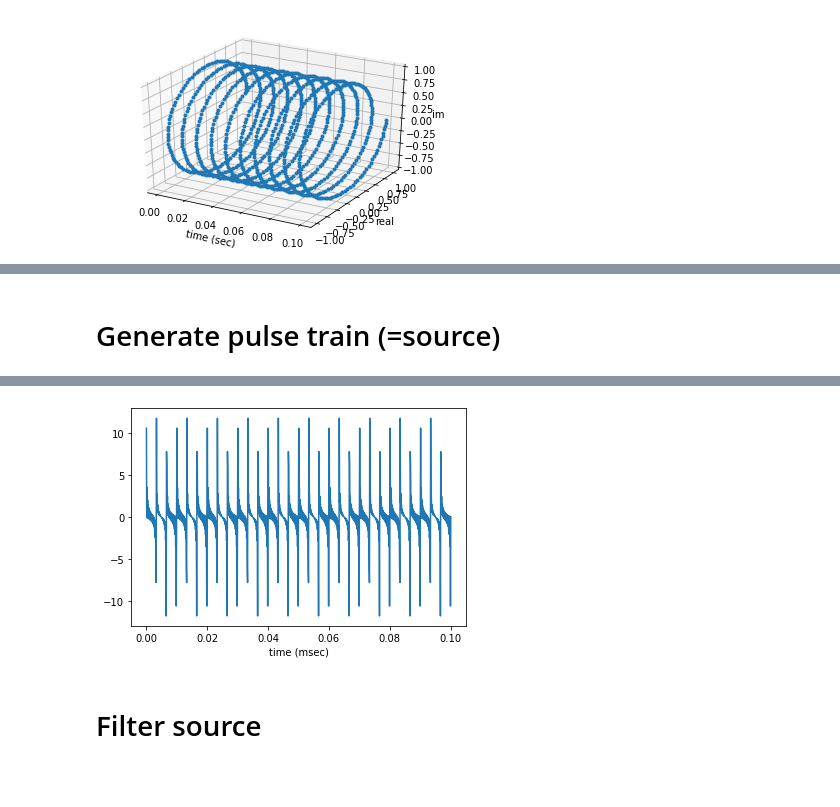
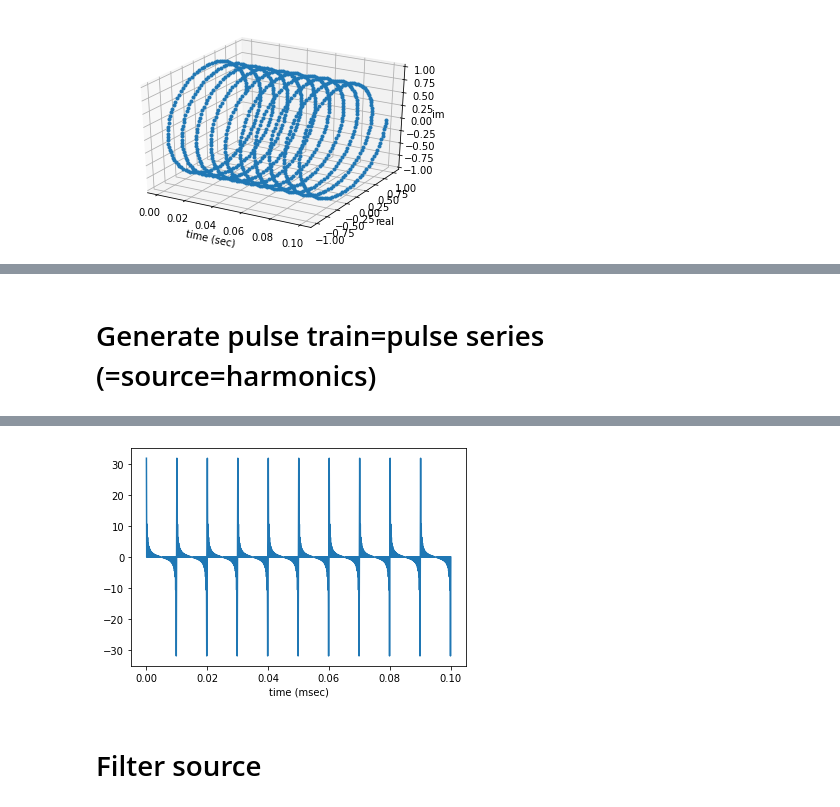
Before and after one commit to daonly/2021Spring, a Jupyter notebook: sound.ipynb, the cells around one changed output, grey strips where cells are left out. Drawn from its saved outputs; the diff is of its cells as text; code cells hidden in the pictures; blank space fills up the shorter version.

```diff
--- a/sound.ipynb
+++ b/sound.ipynb
@@ -113,29 +97,28 @@ ipd.Audio(c.real, rate=sr) #이렇게 해도 사실 별 차이 없음. 위상
 # %% [output]
 [interactive output not drawn]
 # %% [markdown]
-# Generate pulse train (=source)
+# Generate pulse train=pulse series (=source=harmonics)
 # %%
 # parameter setting
 amp = 1
 sr = 10000
 dur = 0.5
 
-F0 = 300
-Fend = int(sr/2) #sr의 2분의 1만큼. 거기까지 harmonics를 만들겠다아. sr이 가청주파수의 2배는 보장돼야 함.
+F0 = 100 #이 정도면 남자 목소리
+Fend = int(sr/2)  #sr의 2분의 1이 max=Nyquist frequency; 표현 가능한 최대치의 주파수.
 
 s_all = 0
-for freq in range(F0, Fend+1, F0):  #for loop 돌려서 여러 freq의 pure tone들을 만드는 것.
-                                    #300~5000까지 by 300 icrements로 ㅇㅇ.
+for freq in range(F0, Fend+1, F0):
   s, t, theta = phasor_sine(amp, sr, dur, freq)
-  s_all += s
+  s_all += s #이건 s_all = s_all+s 랑 같은 거. 현재에 s를 더해 업데이트하는 것.
 
 fig = plt.figure()
 ax = fig.add_subplot(111)
-ax.plot(t[0:1000], s_all[0:1000]);
+ax.plot(t[0:1000], s_all[0:1000]); #5000개의 samples 중 1000개만 보겠다고 한 것.
 ax.set_xlabel('time (msec)')
 ipd.Audio(s_all, rate=sr)
 # %% [output]
 [interactive output not drawn]
-[figure, old version]
+[figure, new version]
 # %% [markdown]
 # Filter source
```
Also changed, not shown: parts of 25 cells of this notebook.
